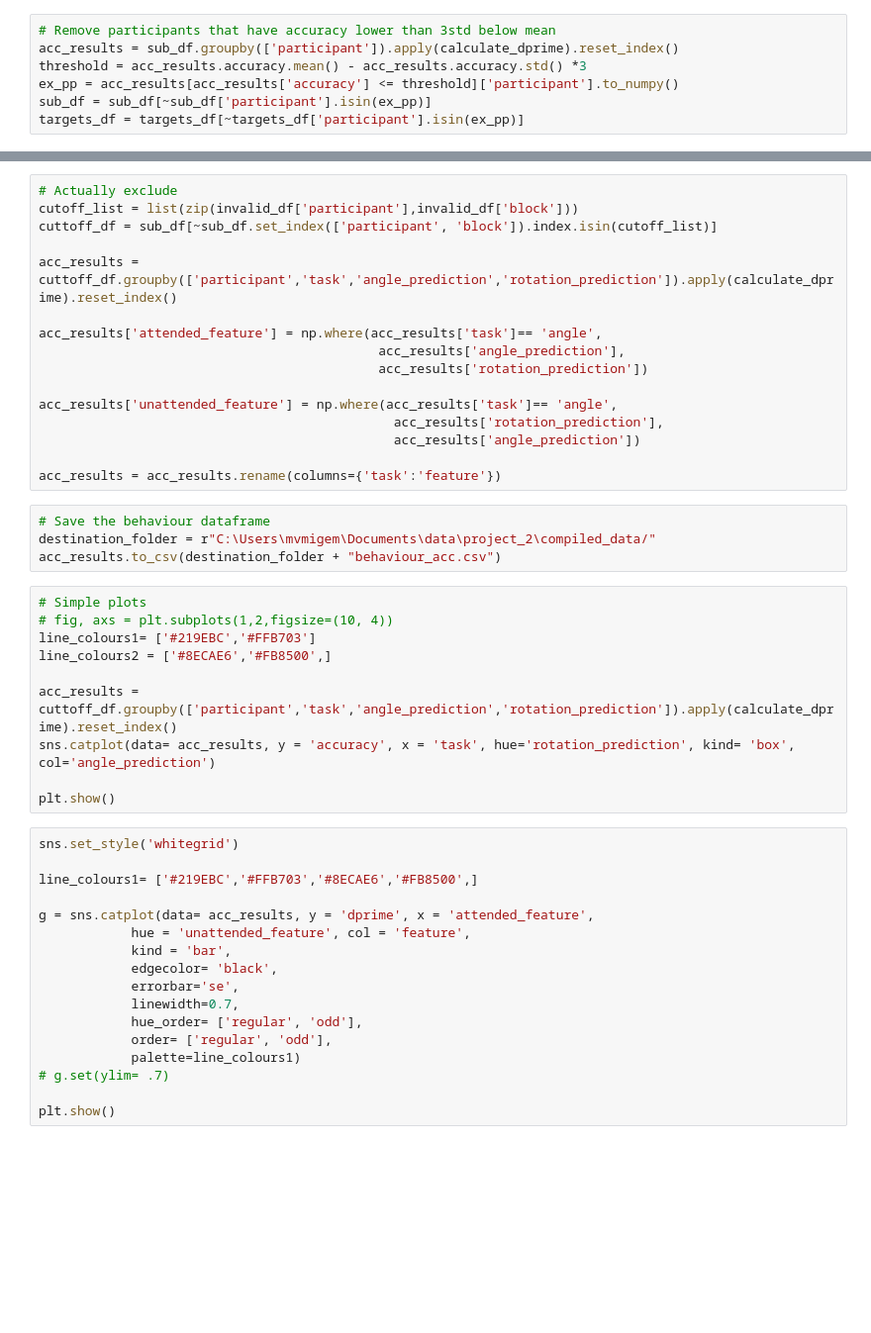
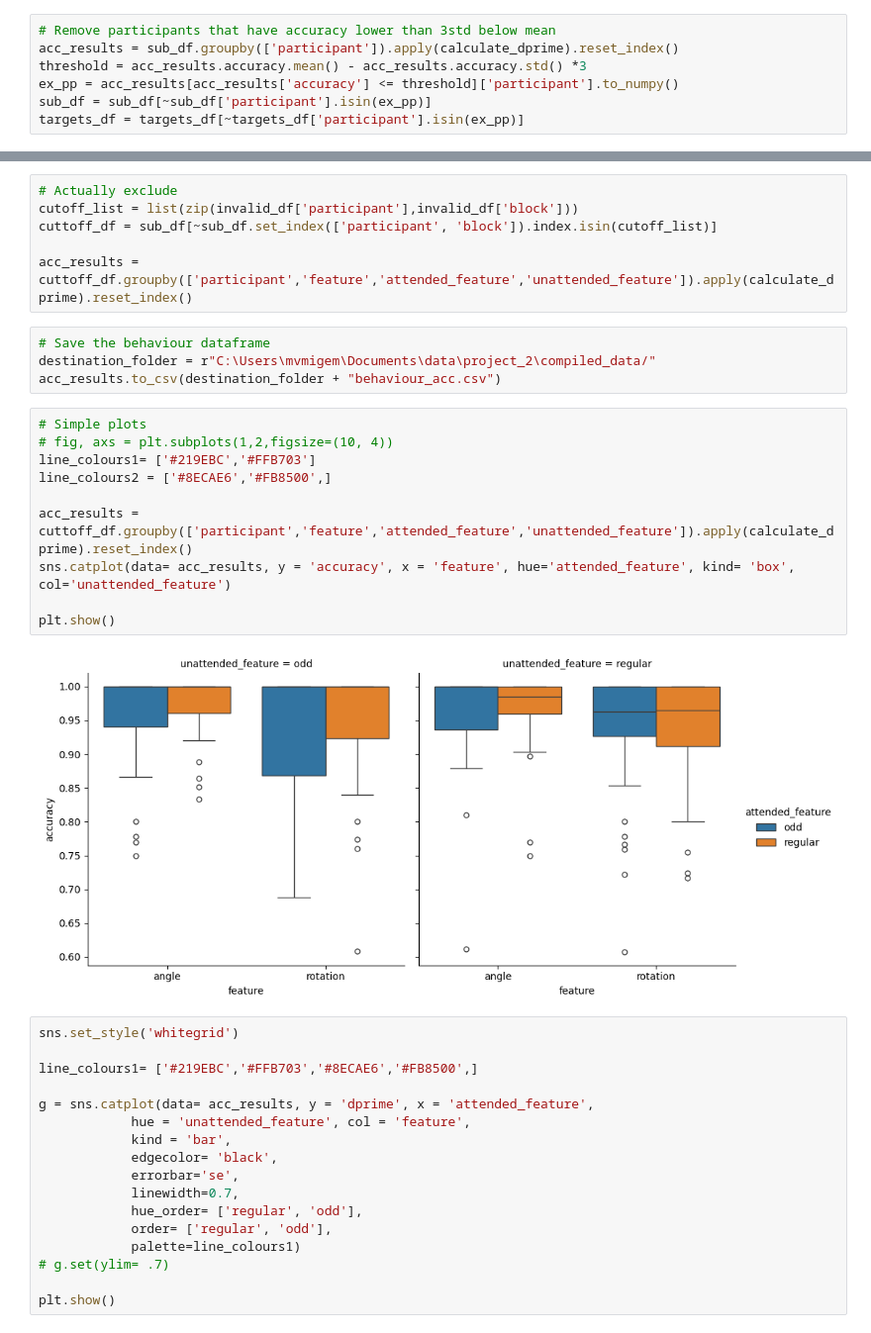
Before and after one commit to maxvanmigem/low-level-visual-prediction-processing, a Jupyter notebook: exploration/behaviour.ipynb, the cells around one changed output, grey strips where cells are left out. Shown at 99% size. Drawn from its saved outputs; the diff is of its cells as text; blank space fills up the shorter version.

```diff
--- a/exploration/behaviour.ipynb
+++ b/exploration/behaviour.ipynb
@@ -157,17 +163,7 @@ plt.show()
 cutoff_list = list(zip(invalid_df['participant'],invalid_df['block']))
 cuttoff_df = sub_df[~sub_df.set_index(['participant', 'block']).index.isin(cutoff_list)]
 
-acc_results = cuttoff_df.groupby(['participant','task','angle_prediction','rotation_prediction']).apply(calculate_dprime).reset_index()
-
-acc_results['attended_feature'] = np.where(acc_results['task']== 'angle',
-                                            acc_results['angle_prediction'],
-                                            acc_results['rotation_prediction'])
-
-acc_results['unattended_feature'] = np.where(acc_results['task']== 'angle',
-                                              acc_results['rotation_prediction'],
-                                              acc_results['angle_prediction'])
-
-acc_results = acc_results.rename(columns={'task':'feature'})
+acc_results = cuttoff_df.groupby(['participant','feature','attended_feature','unattended_feature']).apply(calculate_dprime).reset_index()
 # %%
 # Save the behaviour dataframe
 destination_folder = r"C:\Users\mvmigem\Documents\data\project_2\compiled_data/"
@@ -175,13 +171,15 @@ acc_results.to_csv(destination_folder + "behaviour_acc.csv")
 # %%
 # Simple plots
 # fig, axs = plt.subplots(1,2,figsize=(10, 4))
 line_colours1= ['#219EBC','#FFB703']
 line_colours2 = ['#8ECAE6','#FB8500',]
 
-acc_results = cuttoff_df.groupby(['participant','task','angle_prediction','rotation_prediction']).apply(calculate_dprime).reset_index()
-sns.catplot(data= acc_results, y = 'accuracy', x = 'task', hue='rotation_prediction', kind= 'box', col='angle_prediction')
+acc_results = cuttoff_df.groupby(['participant','feature','attended_feature','unattended_feature']).apply(calculate_dprime).reset_index()
+sns.catplot(data= acc_results, y = 'accuracy', x = 'feature', hue='attended_feature', kind= 'box', col='unattended_feature')
 
 plt.show()
+# %% [output]
+[figure, added]
 # %%
 sns.set_style('whitegrid')
 
```
Also changed, not shown: parts of 10 cells of this notebook, 2 other files.
